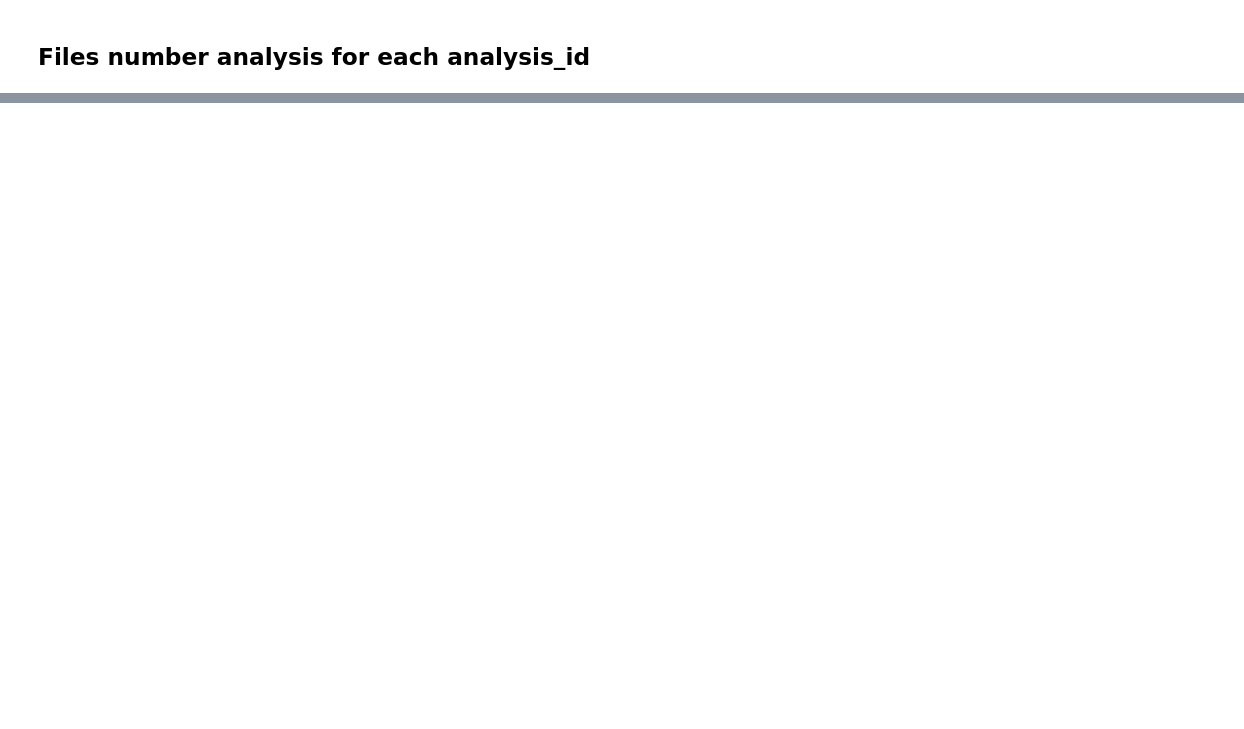
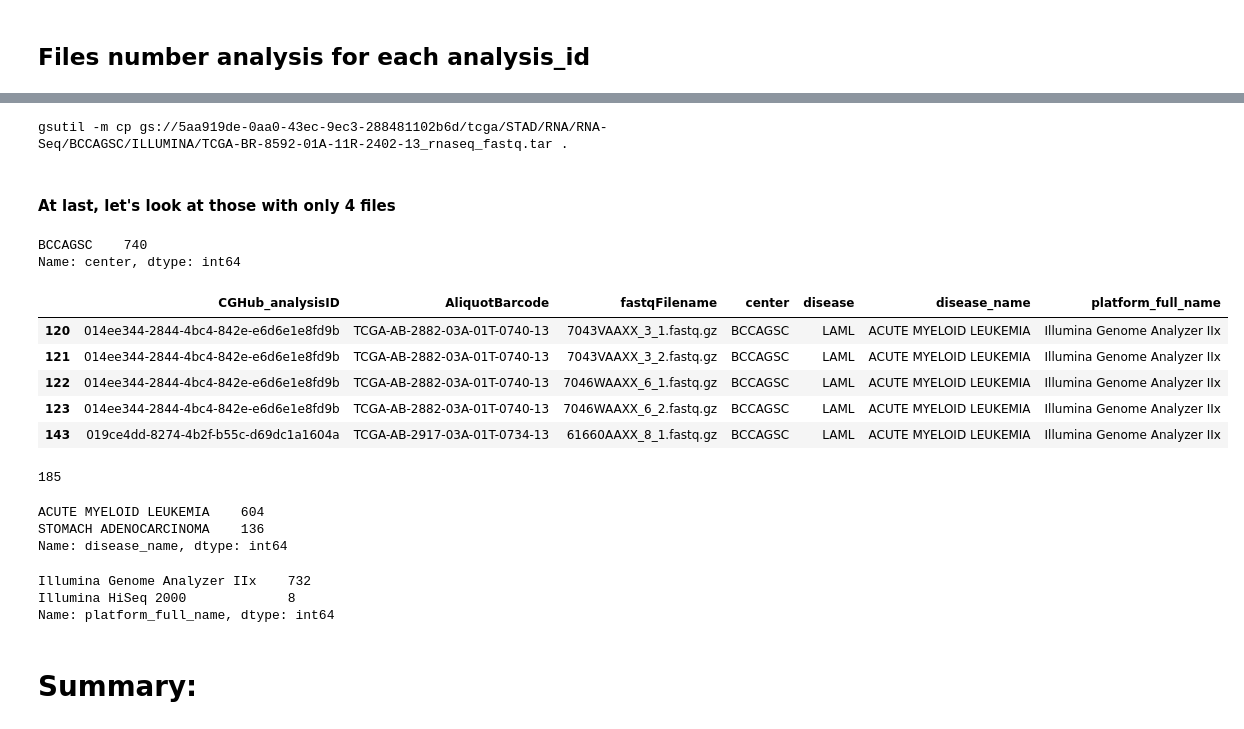
Before and after one commit to bcgsc/tasrkleat-TCGA-analysis-scripts, a Jupyter notebook: notebooks/TCGA-RNA-Seq-FASTA-read-length-analysis.ipynb, the cells around one changed output, grey strips where cells are left out. Cells and saved outputs as stored; diff of their text form; code cells hidden in the pictures; blank space fills up the shorter version.

Commit message:
major update of TCGA-RNA-Seq-FASTA-read-length-analysis.ipynb

```diff
--- a/notebooks/TCGA-RNA-Seq-FASTA-read-length-analysis.ipynb
+++ b/notebooks/TCGA-RNA-Seq-FASTA-read-length-analysis.ipynb
@@ -206,0 +246,3 @@ n4_ndf[n4_ndf.platform_full_name == 'Illumina HiSeq 2000'][cols]
+# %%
+df_1f['cghub_xml_curl_cmd'] = df_1f.CGHub_analysisID.apply(
+    lambda x: 'curl https://cghub.ucsc.edu/cghub/metadata/analysisFull?analysis_id={0} > {0}.xml'.format(x))
@@ -206,0 +282,2 @@ n4_ndf[n4_ndf.platform_full_name == 'Illumina HiSeq 2000'][cols]
+# %%
+ndf.drop(df_1f.index, inplace=True)
@@ -206,0 +302,2 @@ n4_ndf[n4_ndf.platform_full_name == 'Illumina HiSeq 2000'][cols]
+# %%
+ndf['GCSobject_ext'] = ndf.GCSobject.apply(os.path.basename).apply(lambda x: re.search('\.tar\.gz$|\.tar$', x).group())
@@ -206,0 +338,41 @@ n4_ndf[n4_ndf.platform_full_name == 'Illumina HiSeq 2000'][cols]
+# %%
+print(gen_gsutil_cmd(df_6f.GCSobject.unique()[0]))
+# %% [output]
+gsutil -m cp gs://5aa919de-0aa0-43ec-9ec3-288481102b6d/tcga/STAD/RNA/RNA-Seq/BCCAGSC/ILLUMINA/TCGA-BR-8592-01A-11R-2402-13_rnaseq_fastq.tar .
+# %% [markdown]
+#### At last, let's look at those with only 4 files
+# %%
+anal_ids_4f = count_df[(count_df == 4)].index.values
+df_4f = ndf[ndf.CGHub_analysisID.isin(anal_ids_4f)]
+# %%
+df_4f.center.value_counts()
+# %% [output]
+BCCAGSC    740
+Name: center, dtype: int64
+# %%
+df_4f[cols].head()
+# %% [output]
+|  | CGHub_analysisID | AliquotBarcode | fastqFilename | center | disease | disease_name | platform_full_name |
+| 120 | 014ee344-2844-4bc4-842e-e6d6e1e8fd9b | TCGA-AB-2882-03A-01T-0740-13 | 7043VAAXX_3_1.fastq.gz | BCCAGSC | LAML | ACUTE MYELOID LEUKEMIA | Illumina Genome Analyzer IIx |
+| 121 | 014ee344-2844-4bc4-842e-e6d6e1e8fd9b | TCGA-AB-2882-03A-01T-0740-13 | 7043VAAXX_3_2.fastq.gz | BCCAGSC | LAML | ACUTE MYELOID LEUKEMIA | Illumina Genome Analyzer IIx |
+| 122 | 014ee344-2844-4bc4-842e-e6d6e1e8fd9b | TCGA-AB-2882-03A-01T-0740-13 | 7046WAAXX_6_1.fastq.gz | BCCAGSC | LAML | ACUTE MYELOID LEUKEMIA | Illumina Genome Analyzer IIx |
+| 123 | 014ee344-2844-4bc4-842e-e6d6e1e8fd9b | TCGA-AB-2882-03A-01T-0740-13 | 7046WAAXX_6_2.fastq.gz | BCCAGSC | LAML | ACUTE MYELOID LEUKEMIA | Illumina Genome Analyzer IIx |
+| 143 | 019ce4dd-8274-4b2f-b55c-d69dc1a1604a | TCGA-AB-2917-03A-01T-0734-13 | 61660AAXX_8_1.fastq.gz | BCCAGSC | LAML | ACUTE MYELOID LEUKEMIA | Illumina Genome Analyzer IIx |
+# %%
+len(df_4f.GCSobject.unique())
+# %% [output]
+185
+# %%
+df_4f.disease_name.value_counts()
+# %% [output]
+ACUTE MYELOID LEUKEMIA    604
+STOMACH ADENOCARCINOMA    136
+Name: disease_name, dtype: int64
+# %%
+df_4f.platform_full_name.value_counts()
+# %% [output]
+Illumina Genome Analyzer IIx    732
+Illumina HiSeq 2000             8
+Name: platform_full_name, dtype: int64
+# %% [markdown]
+# Summary:
```
Also changed, not shown: parts of 85 cells of this notebook.
